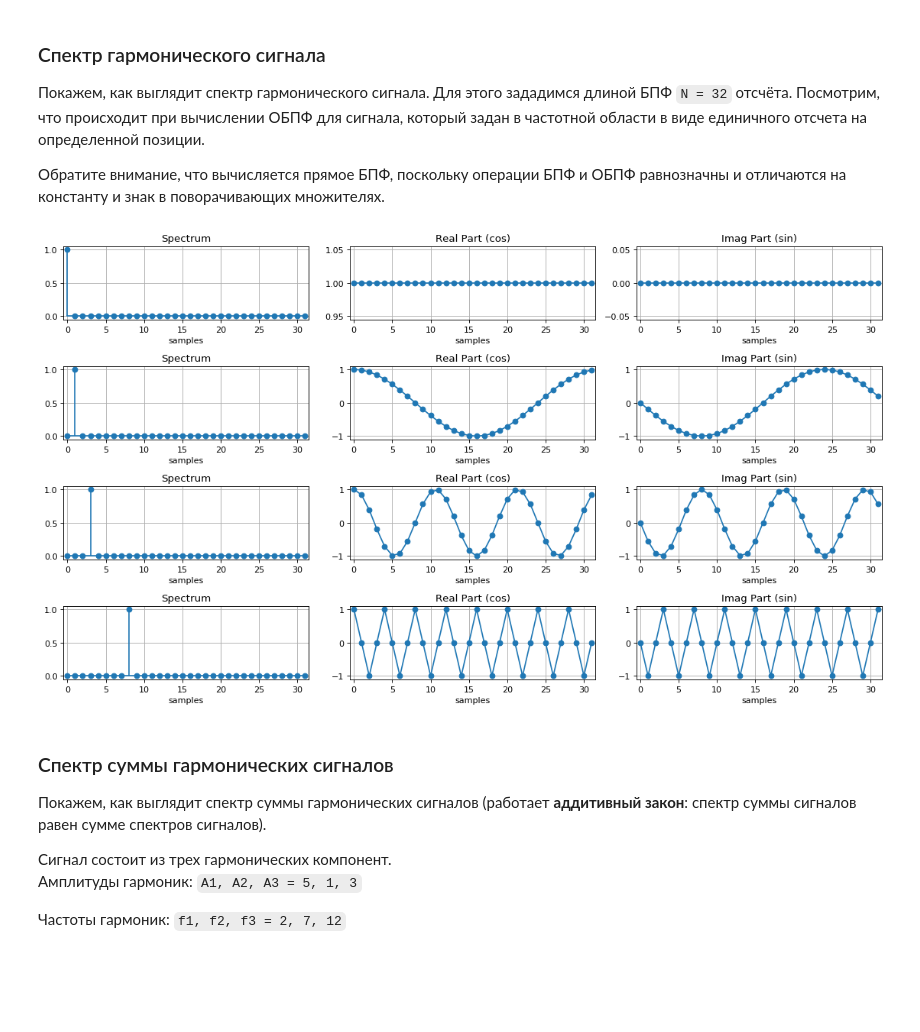
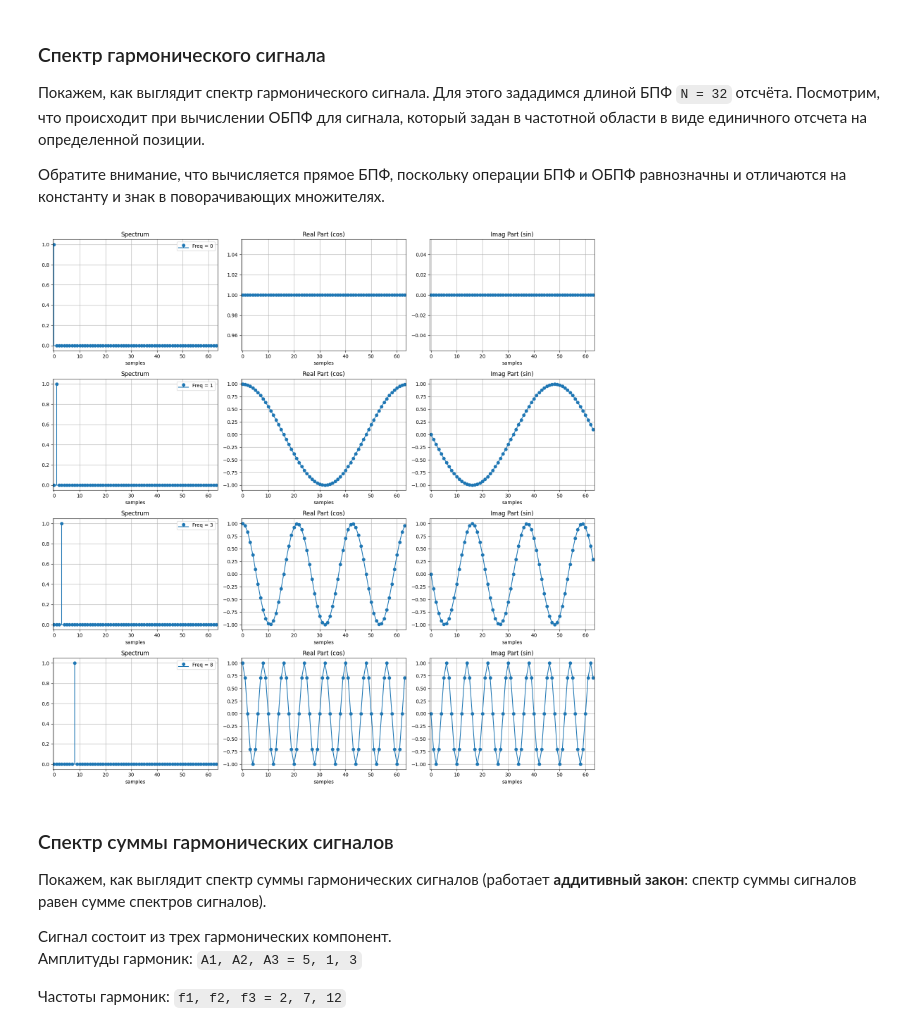
Before and after one commit to hukenovs/dsp-theory, a Jupyter notebook: src/dsp_theory_2_spectrum.ipynb, the cells around one changed output. Saved outputs shown, nothing was run; the diff lists cells and outputs as text; code cells hidden in the pictures; blank space fills up the shorter version.

```diff
--- a/src/dsp_theory_2_spectrum.ipynb
+++ b/src/dsp_theory_2_spectrum.ipynb
@@ -98,29 +93,37 @@ from scipy.fftpack import fft, ifft, fftshift
 # %%
 # signal
 x = np.array([-1, 2, 0, 1, 3, 3, 2, 0])
-# Z-form: X(z) = 1 + 2z^(-1)+z^(-3), where z = exp(-jwT)
+
+# Z-form:
+# X(z) = 1 + 2z^(-1)+z^(-3), where z = exp(-jwT)
 
 # Forward FFT
 N = 512
+
 xFFT = fftshift(fft(x, N))
 # Magnitude spectrum
 xA = np.abs(xFFT)
 # Phase spectrum
 xF = np.angle(xFFT)
 
+# Complex
+xReal = np.real(xFFT)
+xImag = np.imag(xFFT)
+
 # List of signals
-xT = [x, xA, xF]
-lst_title = ['Signal', 'Spectrum', 'Phase']
+xT = [x, xA, xF, np.array([xReal, xImag]).T]
+lst_title = ['Signal', 'Spectrum', 'Phase', 'Real / Imag']
 
 # Plot results
 fig = plt.figure(figsize=(12, 6), dpi=80)
 for i, sig in enumerate(xT):
-    plt.subplot(2, 2, int(2**i))
+    plt.subplot(2, 2, i+1)
     plt.ylabel('Level')
     plt.title(lst_title[i])
     if i == 0:
         plt.stem(sig, use_line_collection=True, basefmt='C0')
         plt.xlabel('Time samples')
+        plt.xlim([-0.25, len(x)-0.75])
     else:
         plt.plot(sig)
         plt.xlabel('Freq samples')
@@ -203,37 +203,40 @@ ____
 
 Обратите внимание, что вычисляется прямое БПФ, поскольку операции БПФ и ОБПФ равнозначны и отличаются на константу и знак в поворачивающих множителях.
 # %%
-N, M = 32, 4
+N, M = 64, 4
 
 # Create freq signal
 x = np.zeros((N,M))
-x[0][0] = 1
-x[1][1] = 1
-x[3][2] = 1
-x[8][3] = 1
+
+# Fill freqs of signal
+freqs = 0, 1, 3, 8
+for idx, i in enumerate(freqs):
+    x[i][idx] = 1
+
 
 # Calculate FFT
 X = fft(x, axis=0)
 
 # Plot results
-fig = plt.figure(figsize=(14, 8), dpi=80)
+fig = plt.figure(figsize=(16, 16), dpi=100)
 for i in range(M*3):
     plt.subplot(4, 3, i+1)
     if i % 3 == 0:
         plt.title('Spectrum')
-        plt.stem(x[:,i//3], use_line_collection=True, basefmt='C0')
+        plt.stem(x[:,i//3], use_line_collection=True, basefmt='C0', label=f"Freq = {freqs[i//3]}")
+        plt.legend(loc="upper right")
     if (i-1) % 3 == 0:
         plt.title('Real Part (cos)')
         plt.plot(np.real(X[:,i//3]), '-o')
     if (i-2) % 3 == 0:
         plt.title('Imag Part (sin)')
         plt.plot(np.imag(X[:,i//3]), '-o')
     plt.xlim([-0.5, N-0.5])
     plt.xlabel('samples')
     plt.grid()
 plt.tight_layout()
 # %% [output]
-[figure, old version]
+[figure, new version]
 # %% [markdown]
 ### Спектр суммы гармонических сигналов
 
```
Also changed, not shown: parts of 12 cells of this notebook, 1 other file.
